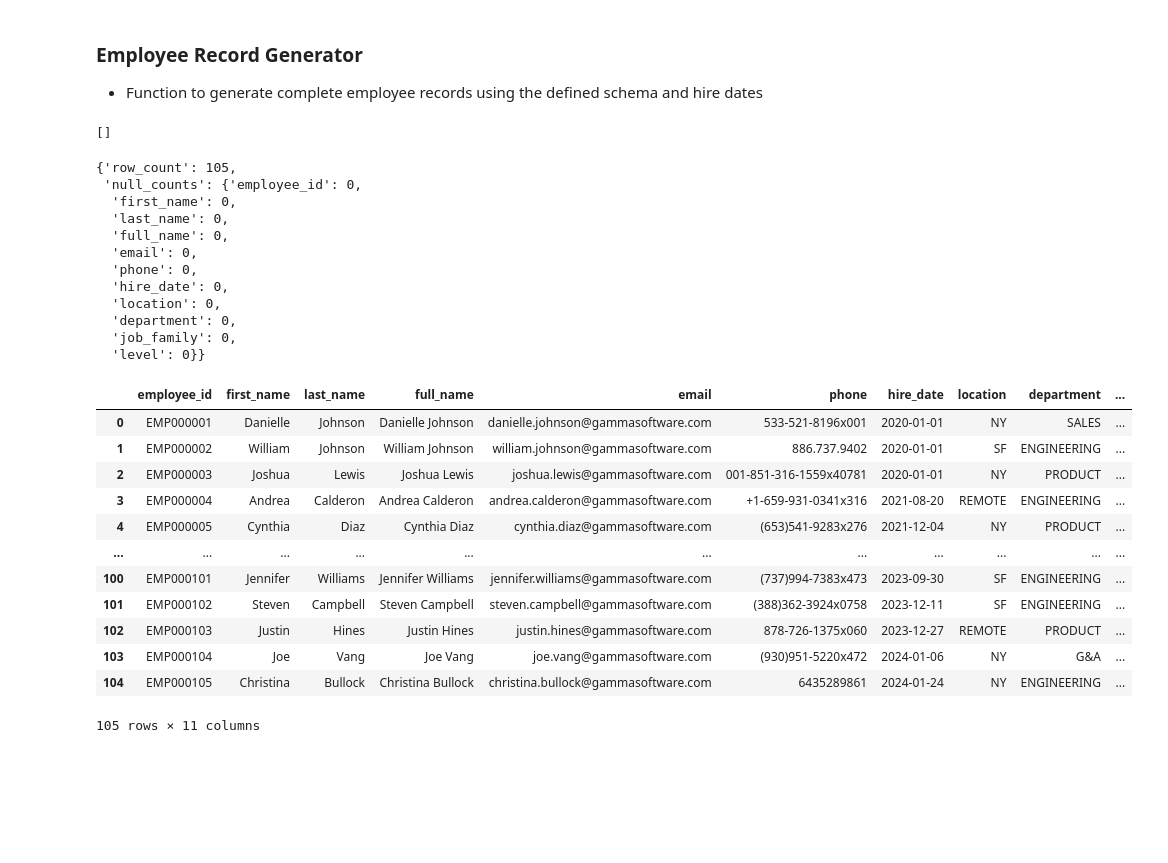
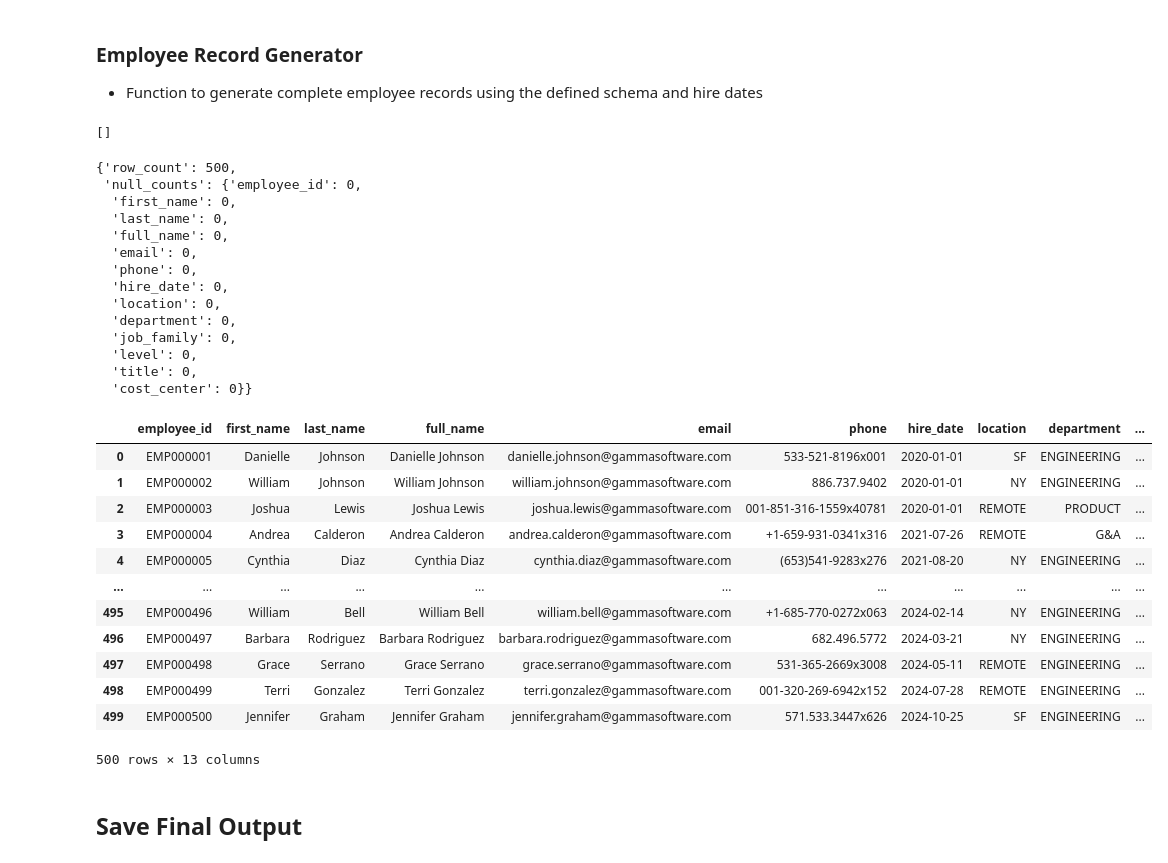
Before and after one commit to fahadtaimur/synthetic-general-ledger, a Jupyter notebook: notebooks/employees/01_generate_employees.ipynb, the cells around one changed output. Cells and saved outputs as stored; diff of their text form; code cells hidden in the pictures; blank space fills up the shorter version.

Commit message:
feat(employees): 'census' dim table mvp complete

```diff
--- a/notebooks/employees/01_generate_employees.ipynb
+++ b/notebooks/employees/01_generate_employees.ipynb
@@ -23,6 +23,21 @@ from faker import Faker
 LocationStrategy = Literal["NY", "SF", "REMOTE"]
 JobFamily = Literal["ENGINEERING", "SALES", "PRODUCT", "G&A"]
 EmailUniquenessStrategy = Literal["append_id", "dedupe_counter"]
+# %%
+TITLE_MAP = {
+    "ENGINEERING": {"L1": "Software Engineer I", "L2": "Software Engineer II", "L3": "Senior Software Engineer", "L4": "Staff Software Engineer", "L5": "Principal Engineer", "L6": "Distinguished Engineer"},
+    "PRODUCT": {"L1": "Product Analyst", "L2": "Product Manager", "L3": "Senior Product Manager", "L4": "Group Product Manager", "L5": "Director, Product", "L6": "VP, Product"},
+    "SALES": {"L1": "Sales Development Rep", "L2": "Account Executive", "L3": "Senior Account Executive", "L4": "Sales Manager", "L5": "Director, Sales", "L6": "VP, Sales"},
+    "G&A": {"L1": "Coordinator", "L2": "Specialist", "L3": "Senior Specialist", "L4": "Manager", "L5": "Director", "L6": "VP, Operations"},
+}
+
+
+COST_CENTER_MAP: Dict[str, str] = {
+    "ENGINEERING": "CC_ENG",
+    "PRODUCT": "CC_PROD",
+    "SALES": "CC_SALES",
+    "G&A": "CC_GA",
+}
 # %%
 @dataclass(frozen=True)
 class CompanyConfig:
@@ -41,7 +56,7 @@ class TimeConfig:
 @dataclass(frozen=True)
 class PopulationConfig:
     start_headcount: int = 3
-    target_headcount: int = 105
+    target_headcount: int = 500
 
 
 @dataclass(frozen=True)
@@ -607,6 +622,10 @@ class EmployeeGenerator(BaseGenerator):
             )[0]
             levels.append(job_level)
 
+        # Titles and Cost Centers
+        titles = [TITLE_MAP.get(family, {}).get(level, None) for family, level in zip(job_families, levels)]
+        cost_centers = [COST_CENTER_MAP.get(family, "CC_OTHER") for family in job_families]
+
         # Other metadata per employee level
         first_names: List[str] = []
         last_names: List[str] = []
@@ -641,10 +660,12 @@ class EmployeeGenerator(BaseGenerator):
                 "department": departments,
                 "job_family": job_families,
                 "level": levels,
+                "title": titles,
+                "cost_center": cost_centers
             }
         )
 
-        return df.sort_values(["hire_date", "employee_id"])
+        return df.sort_values(["hire_date", "employee_id"]).reset_index(drop=True)
 
     def validate(self, df: pd.DataFrame) -> List[str]:
         errors: List[str] = []
@@ -662,6 +683,8 @@ class EmployeeGenerator(BaseGenerator):
             "location",
             "level",
             "department",
+            "title",
+            "cost_center"
         }
         missing_columns = required_columns - set(df.columns)
         if missing_columns:
@@ -677,50 +700,54 @@ class EmployeeGenerator(BaseGenerator):
             if df["hire_date"].isna().any():
                 errors.append("Null hire_date values found")
 
-        for col in ["location", "department", "job_family", "level"]:
+        for col in ["location", "department", "job_family", "level", "title", "cost_center"]:
             if col in df.columns and df[col].isna().any():
                 errors.append(f"Null {col} values found")
 
         expected_rows = int(self.cfg.population.target_headcount)
         if len(df) != expected_rows:
             errors.append(f"Row count {len(df)} != target_headcount {expected_rows}")
 
         return errors
 
 
 # Validate
 gen = EmployeeGenerator(cfg=CONFIG)
 employee = gen.generate()
 
 errors = gen.validate(employee)
 profile = gen.profile(employee)
 
 display(errors, profile)
 display(employee)
 # %% [output]
 []
-{'row_count': 105,
+{'row_count': 500,
  'null_counts': {'employee_id': 0,
   'first_name': 0,
   'last_name': 0,
   'full_name': 0,
   'email': 0,
   'phone': 0,
   'hire_date': 0,
   'location': 0,
   'department': 0,
   'job_family': 0,
-  'level': 0}}
+  'level': 0,
+  'title': 0,
+  'cost_center': 0}}
 |  | employee_id | first_name | last_name | full_name | email | phone | hire_date | location | department | ... |
-| 0 | EMP000001 | Danielle | Johnson | Danielle Johnson | danielle.johnson@gammasoftware.com | 533-521-8196x001 | 2020-01-01 | NY | SALES | ... |
-| 1 | EMP000002 | William | Johnson | William Johnson | william.johnson@gammasoftware.com | 886.737.9402 | 2020-01-01 | SF | ENGINEERING | ... |
-| 2 | EMP000003 | Joshua | Lewis | Joshua Lewis | joshua.lewis@gammasoftware.com | 001-851-316-1559x40781 | 2020-01-01 | NY | PRODUCT | ... |
-| 3 | EMP000004 | Andrea | Calderon | Andrea Calderon | andrea.calderon@gammasoftware.com | +1-659-931-0341x316 | 2021-08-20 | REMOTE | ENGINEERING | ... |
-| 4 | EMP000005 | Cynthia | Diaz | Cynthia Diaz | cynthia.diaz@gammasoftware.com | (653)541-9283x276 | 2021-12-04 | NY | PRODUCT | ... |
+| 0 | EMP000001 | Danielle | Johnson | Danielle Johnson | danielle.johnson@gammasoftware.com | 533-521-8196x001 | 2020-01-01 | SF | ENGINEERING | ... |
+| 1 | EMP000002 | William | Johnson | William Johnson | william.johnson@gammasoftware.com | 886.737.9402 | 2020-01-01 | NY | ENGINEERING | ... |
+| 2 | EMP000003 | Joshua | Lewis | Joshua Lewis | joshua.lewis@gammasoftware.com | 001-851-316-1559x40781 | 2020-01-01 | REMOTE | PRODUCT | ... |
+| 3 | EMP000004 | Andrea | Calderon | Andrea Calderon | andrea.calderon@gammasoftware.com | +1-659-931-0341x316 | 2021-07-26 | REMOTE | G&A | ... |
+| 4 | EMP000005 | Cynthia | Diaz | Cynthia Diaz | cynthia.diaz@gammasoftware.com | (653)541-9283x276 | 2021-08-20 | NY | ENGINEERING | ... |
 | ... | ... | ... | ... | ... | ... | ... | ... | ... | ... | ... |
-| 100 | EMP000101 | Jennifer | Williams | Jennifer Williams | jennifer.williams@gammasoftware.com | (737)994-7383x473 | 2023-09-30 | SF | ENGINEERING | ... |
-| 101 | EMP000102 | Steven | Campbell | Steven Campbell | steven.campbell@gammasoftware.com | (388)362-3924x0758 | 2023-12-11 | SF | ENGINEERING | ... |
-| 102 | EMP000103 | Justin | Hines | Justin Hines | justin.hines@gammasoftware.com | 878-726-1375x060 | 2023-12-27 | REMOTE | PRODUCT | ... |
-| 103 | EMP000104 | Joe | Vang | Joe Vang | joe.vang@gammasoftware.com | (930)951-5220x472 | 2024-01-06 | NY | G&A | ... |
-| 104 | EMP000105 | Christina | Bullock | Christina Bullock | christina.bullock@gammasoftware.com | 6435289861 | 2024-01-24 | NY | ENGINEERING | ... |
+| 495 | EMP000496 | William | Bell | William Bell | william.bell@gammasoftware.com | +1-685-770-0272x063 | 2024-02-14 | NY | ENGINEERING | ... |
+| 496 | EMP000497 | Barbara | Rodriguez | Barbara Rodriguez | barbara.rodriguez@gammasoftware.com | 682.496.5772 | 2024-03-21 | NY | ENGINEERING | ... |
+| 497 | EMP000498 | Grace | Serrano | Grace Serrano | grace.serrano@gammasoftware.com | 531-365-2669x3008 | 2024-05-11 | REMOTE | ENGINEERING | ... |
+| 498 | EMP000499 | Terri | Gonzalez | Terri Gonzalez | terri.gonzalez@gammasoftware.com | 001-320-269-6942x152 | 2024-07-28 | REMOTE | ENGINEERING | ... |
+| 499 | EMP000500 | Jennifer | Graham | Jennifer Graham | jennifer.graham@gammasoftware.com | 571.533.3447x626 | 2024-10-25 | SF | ENGINEERING | ... |
-105 rows × 11 columns
+500 rows × 13 columns
+# %% [markdown]
+## Save Final Output
```
Also changed, not shown: parts of 3 cells of this notebook, 2 other files.
